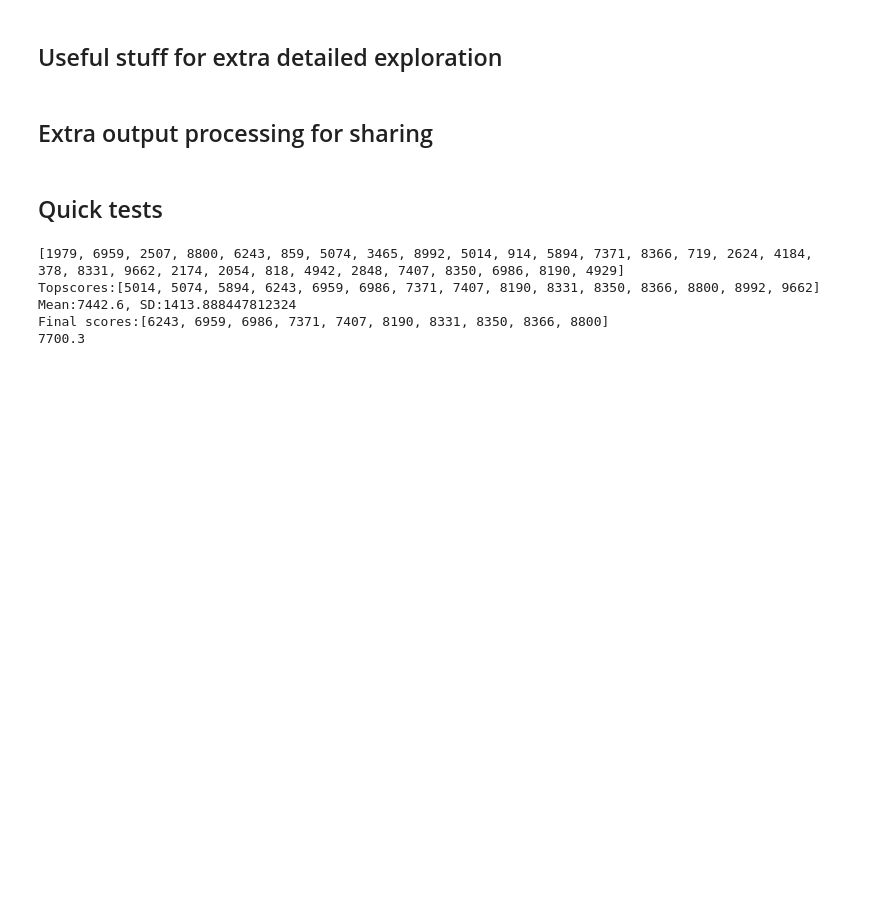
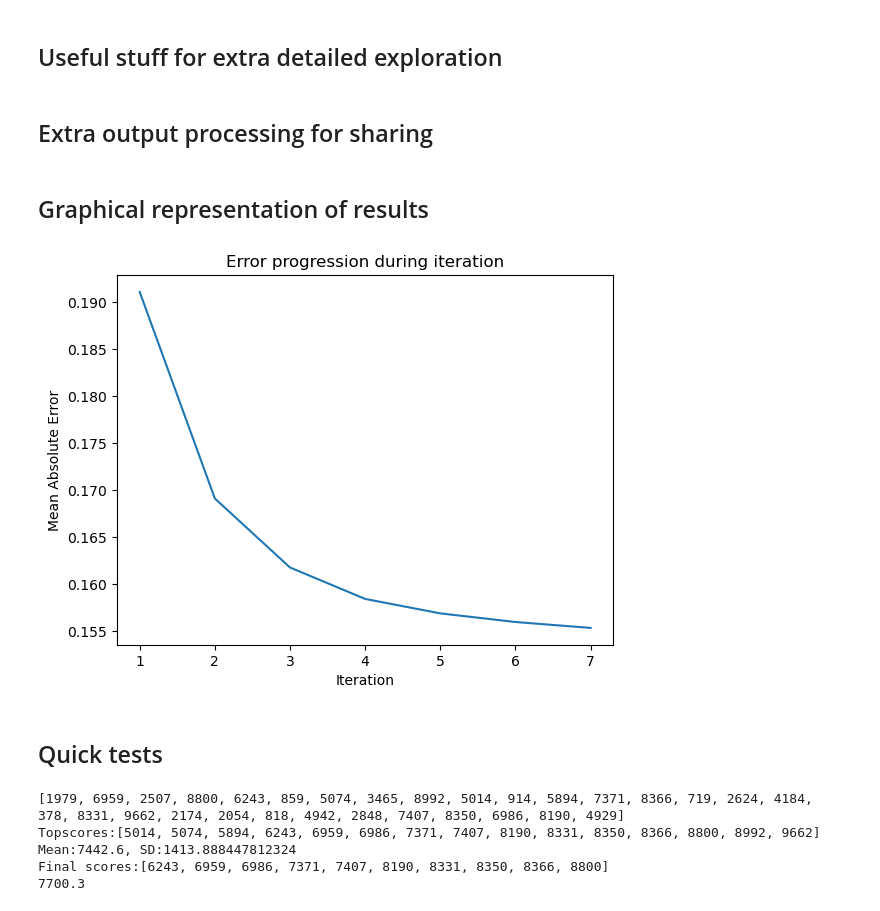
Before and after one commit to Undeceiver/BiRating, a Jupyter notebook: score_based_difficulty_estimation.ipynb, the cells around one changed output. Saved outputs shown, nothing was run; the diff lists cells and outputs as text; code cells hidden in the pictures; blank space fills up the shorter version.

```diff
--- a/score_based_difficulty_estimation.ipynb
+++ b/score_based_difficulty_estimation.ipynb
@@ -870,6 +875,21 @@ map_markdown_descriptions = {key:map_markdown_description(key) for key in map_ra
 with open('map_markdown_descriptions_20241219_better_betas.txt', 'w', encoding="utf-8") as f:
     for key in sorted(map_markdown_descriptions, key=scaled_map_ratings.get, reverse=True):
         print(map_markdown_descriptions[key], file=f)
+# %% [markdown]
+## Graphical representation of results
+# %%
+iteration_results_1 = [0.19025348106088535, 0.1682798484012543, 0.16101240672583858, 0.15781771112118528, 0.15612611944062493, 0.15514038376679856, 0.1544977920175717]
+iteration_results_2 = [0.19112380079617372, 0.16913404384771916, 0.1617871160418034, 0.15844148601557875, 0.15690236331689522, 0.15598423199980027, 0.155354607210584]
+
+indexes_2 = range(1,len(iteration_results_2)+1)
+
+plt.plot(indexes_2,iteration_results_2)
+plt.xlabel("Iteration")
+plt.ylabel("Mean Absolute Error")
+plt.title("Error progression during iteration")
+plt.show()
+# %% [output]
+[figure, added]
 # %% [markdown]
 ## Quick tests
 # %%
```
Also changed, not shown: parts of 9 cells of this notebook, 5 other files.
